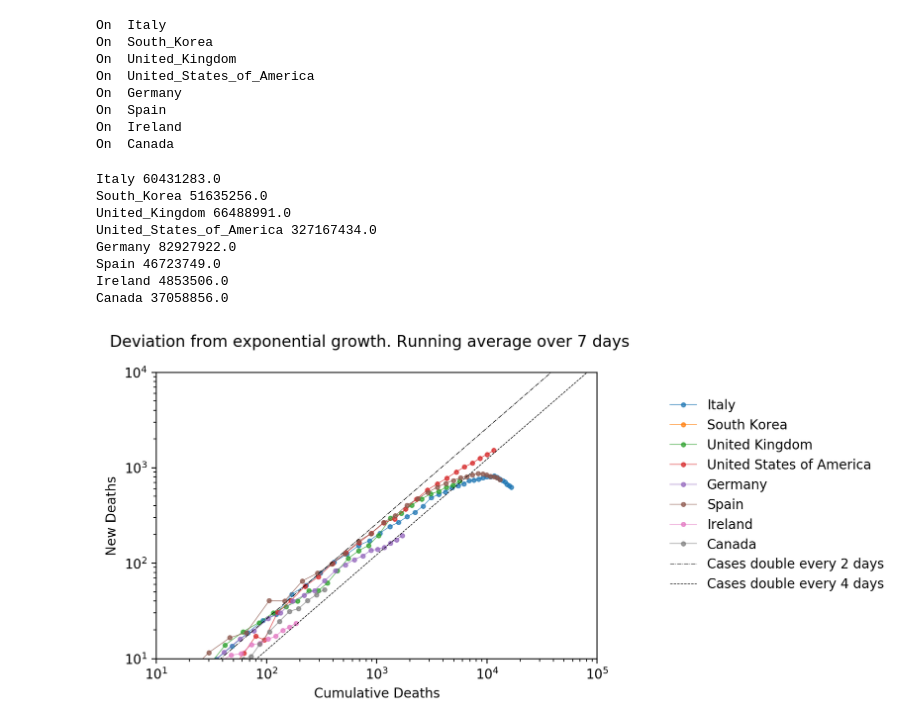
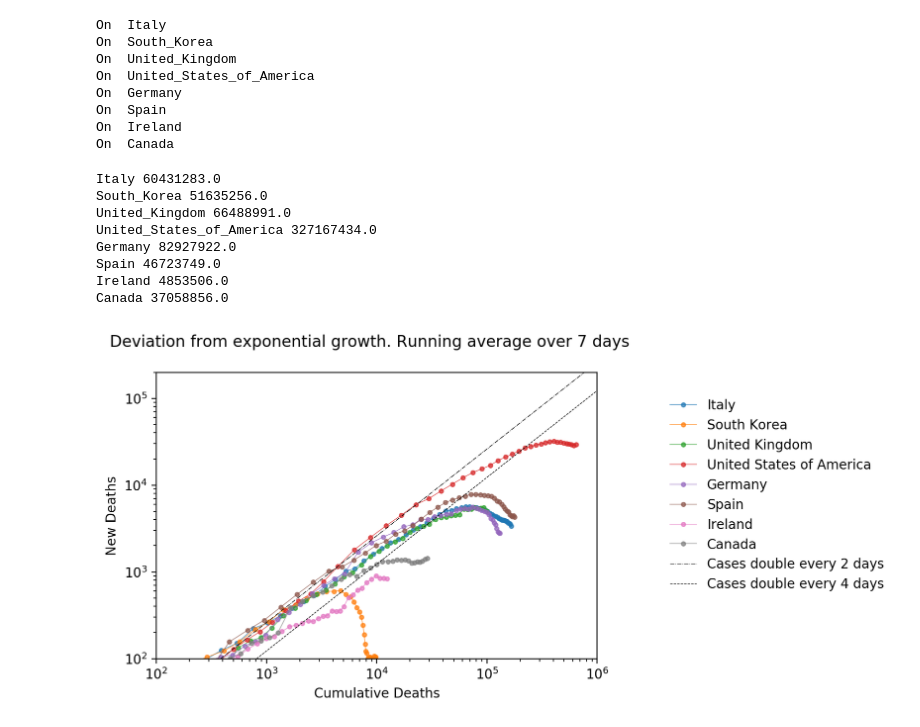
Before and after one commit to LamaKing/covid19-tracker, a Jupyter notebook: Monitor and Model COVID19 Spread.ipynb, the cells around one changed output. Saved outputs shown, nothing was run; the diff lists cells and outputs as text; code cells hidden in the pictures.

```diff
--- a/Monitor and Model COVID19 Spread.ipynb
+++ b/Monitor and Model COVID19 Spread.ipynb
@@ -451,7 +451,7 @@ if len(matches) != len(countries):
         if i not in [e['name'] for e in matches]:
             print("This is missing", i)
 # %%
-norm_flg = False
+norm_flg = True
 norm_opt = ''
 if norm_flg:
     norm_opt = 'n'
@@ -462,7 +462,7 @@ fig, (ax0, ax1) = plt.subplots(2,1,
                                dpi=120, figsize=(7,6),
                                sharex=True, gridspec_kw={'hspace': 0.})
 # Set days window
-day_min, day_max = -5, 50
+day_min, day_max = -5, 70
 
 # Barbaric index to match colors
 for ind, c_data in enumerate(matches):
@@ -495,7 +495,7 @@ for ind, c_data in enumerate(matches):
         ax0.set_ylabel("Confirmed Cases/Population")
     else:
         # Set appropiate window on y
-        ax0.set_ylim([90, 7e5]) # Adjust total number of cases in dataset!
+        ax0.set_ylim([90, 1e6]) # Adjust total number of cases in dataset!
         # Set axes labels
         ax0.set_xlabel("Days from %i cases were recorded"% cc_thold)
         ax0.set_ylabel("Confirmed Cases")
@@ -521,11 +521,11 @@ for ind, c_data in enumerate(matches):
     ax1.set_yscale('log')
     # ax.set_xlabel("Days from "+datetime.today().strftime("%A, %d %B %Y"))
     if norm_flg:
-        ax1.set_ylim([5e-7, 4e-4]) # Death/population
+        ax1.set_ylim([5e-7, 8e-4]) # Death/population
         ax1.set_xlabel("Days from %.2e Population Deaths were recorded" % cdn_thold)
         ax1.set_ylabel("Confirmed Death/Population")
     else:
-        ax1.set_ylim([1e1, 4e4]) # Total death
+        ax1.set_ylim([1e1, 8e4]) # Total death
         ax1.set_xlabel("Days from %i deaths were recorded" % cd_thold)
         ax1.set_ylabel("Confirmed Deaths")
 
@@ -1126,8 +1126,8 @@ for c, d in time_series_dict.items():
 #     pop = d['pop']
     pop = 1
 #     ax.plot(d['cc']/pop, d['c']/pop, ":", lw=0.5, label=c)
-    ax.plot(running_mean(d['cd'], avg_window)/pop,
-             running_mean(d['d'], avg_window)/pop,
+    ax.plot(running_mean(d['cc'], avg_window)/pop,
+             running_mean(d['c'], avg_window)/pop,
             ".-", lw=0.6, alpha=0.7,
             label=c.replace("_", " "))
 if pop != 1:
@@ -1138,34 +1138,36 @@ delay2 = log(thold)/expi_f2
 dd = np.linspace(-100, 100, 300)
 ax.plot(np.exp(expi_f1*dd)[:-1], np.diff(np.exp(expi_f1*dd)),
          "-.", color="black", lw=0.5,
          label="Cases double every %i days" % (log(2)/expi_f1))
 ax.plot(np.exp(expi_f2*dd)[:-1], np.diff(np.exp(expi_f2*dd)),
          "--", color="black", lw=0.5,
          label="Cases double every %i days" % (log(2)/expi_f2))
 
-# ax.set_xlim([0.8e-7,1e-2])
-ax.set_xlim([1e1,1e5])
+# ax.set_xlim([0.8e-7,1e-2]) # Cases/pop
+ax.set_xlim([1e2,1e6]) # Cases
+# ax.set_xlim([1e1,1e5]) # Death
 # ax.set_ylim([0.2e-7,1.7e-4])
-ax.set_ylim([1e1,1e4])
+ax.set_ylim([1e2,2e5])
+# ax.set_ylim([1e1,1e4])
 ax.set_yscale('log') # Still makes sense without this
 ax.set_ylabel('New Deaths/Population')
 ax.set_ylabel('New Deaths')
 ax.set_xscale('log')
 ax.set_xlabel('Cumulative Deaths/Population')
 ax.set_xlabel('Cumulative Deaths')
 fig.legend(loc='lower left', bbox_to_anchor=(1, 0.3), ncol=1,
            borderaxespad=0, frameon=False
           )
 fig.suptitle("Deviation from exponential growth. Running average over %i days" % avg_window)
 fig.savefig("tmp.png", bbox_inches='tight')
 plt.show()
 # %% [output]
 Italy 60431283.0
 South_Korea 51635256.0
 United_Kingdom 66488991.0
 United_States_of_America 327167434.0
 Germany 82927922.0
 Spain 46723749.0
 Ireland 4853506.0
 Canada 37058856.0
-[figure, old version]
+[figure, new version]
```
Also changed, not shown: parts of 12 cells of this notebook, 1 other file.
